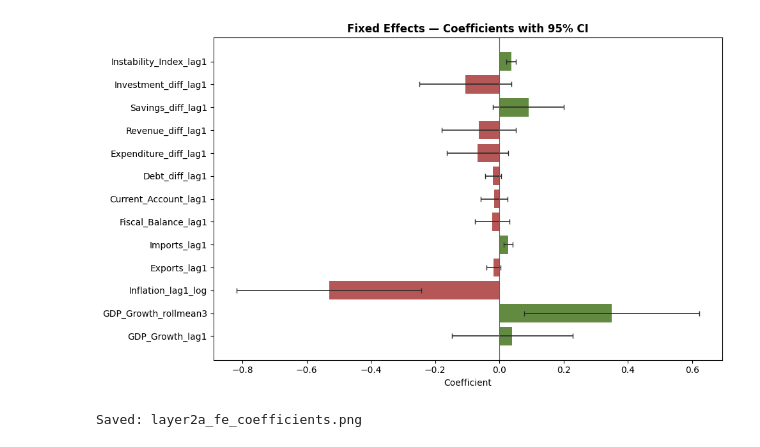
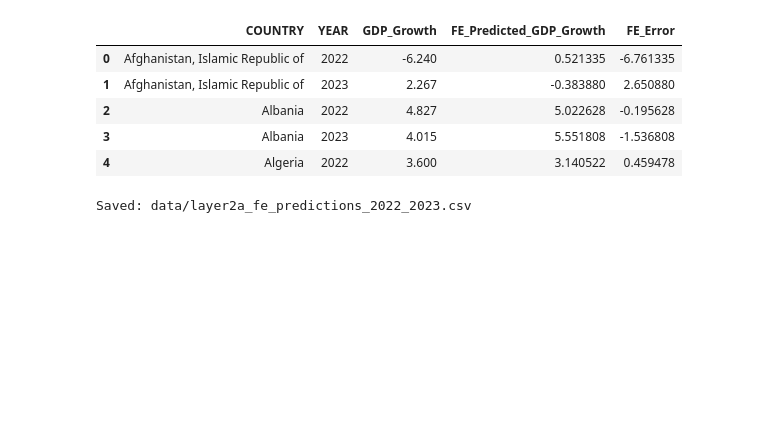
Before and after one commit to debottamc2002/Final_Project, a Jupyter notebook: major_project/03_layer2a_econometric.ipynb, the cells around one changed output. Drawn from its saved outputs; the diff is of its cells as text; code cells hidden in the pictures; blank space fills up the shorter version.

```diff
--- a/major_project/03_layer2a_econometric.ipynb
+++ b/major_project/03_layer2a_econometric.ipynb
@@ -133 +188,21 @@ len(common)
+# %%
+def predict_entity_fe(fe_result, X):
+    X_aligned = X.reindex(columns=fe_result.params.index)
+
+    beta_pred = X_aligned @ fe_result.params
+
+    effects = fe_result.estimated_effects.reset_index()
+
+    entity_effect = (
+        effects.groupby("COUNTRY")["estimated_effects"]
+        .mean()
+    )
+
+    country_effect = (
+        X_aligned.index.get_level_values("COUNTRY")
+        .map(entity_effect)
+        .fillna(0)
+    )
+
+    return np.asarray(beta_pred) + np.asarray(country_effect)
 # %%
@@ -192,22 +329,22 @@ Post-COVID             RMSE=3.32  MAE=2.358  R²=0.293
-# %%
-# ── Coefficient plot ─────────────────────────────────────────
-coef  = fe_model.params.drop("const",errors="ignore")
-ci_lo = fe_model.conf_int()["lower"].drop("const",errors="ignore")
-ci_hi = fe_model.conf_int()["upper"].drop("const",errors="ignore")
-
-fig,ax = plt.subplots(figsize=(10,6))
-colors = ["#3B6D11" if v>0 else "#A32D2D" for v in coef.values]
-ax.barh(coef.index,coef.values,color=colors,alpha=0.8)
-ax.errorbar(coef.values,coef.index,
-    xerr=[coef.values-ci_lo.values, ci_hi.values-coef.values],
-    fmt="none",color="#2C2C2A",linewidth=1.2,capsize=3)
-ax.axvline(0,color="#5F5E5A",linewidth=0.8)
-ax.set_title("Fixed Effects — Coefficients with 95% CI",fontweight="bold")
-ax.set_xlabel("Coefficient")
-plt.tight_layout()
-plt.savefig("layer2a_fe_coefficients.png",dpi=150,bbox_inches="tight")
-plt.show()
-print("Saved: layer2a_fe_coefficients.png")
-# %% [output]
-[figure, removed]
-Saved: layer2a_fe_coefficients.png
+# %%
+fe_test_pred = predict_entity_fe(fe_entity_model, X_test)
+
+fe_prediction_df = test_panel.reset_index()[["COUNTRY", "YEAR", "GDP_Growth"]].copy()
+fe_prediction_df["FE_Predicted_GDP_Growth"] = fe_test_pred
+fe_prediction_df["FE_Error"] = (
+    fe_prediction_df["GDP_Growth"]
+    - fe_prediction_df["FE_Predicted_GDP_Growth"]
+)
+
+fe_prediction_df.to_csv(r"data/layer2a_fe_predictions_2022_2023.csv", index=False)
+
+display(fe_prediction_df.head())
+print("Saved: data/layer2a_fe_predictions_2022_2023.csv")
+# %% [output]
+|  | COUNTRY | YEAR | GDP_Growth | FE_Predicted_GDP_Growth | FE_Error |
+| 0 | Afghanistan, Islamic Republic of | 2022 | -6.240 | 0.521335 | -6.761335 |
+| 1 | Afghanistan, Islamic Republic of | 2023 | 2.267 | -0.383880 | 2.650880 |
+| 2 | Albania | 2022 | 4.827 | 5.022628 | -0.195628 |
+| 3 | Albania | 2023 | 4.015 | 5.551808 | -1.536808 |
+| 4 | Algeria | 2022 | 3.600 | 3.140522 | 0.459478 |
+Saved: data/layer2a_fe_predictions_2022_2023.csv
```
Also changed, not shown: parts of 12 cells of this notebook, 7 other files.
